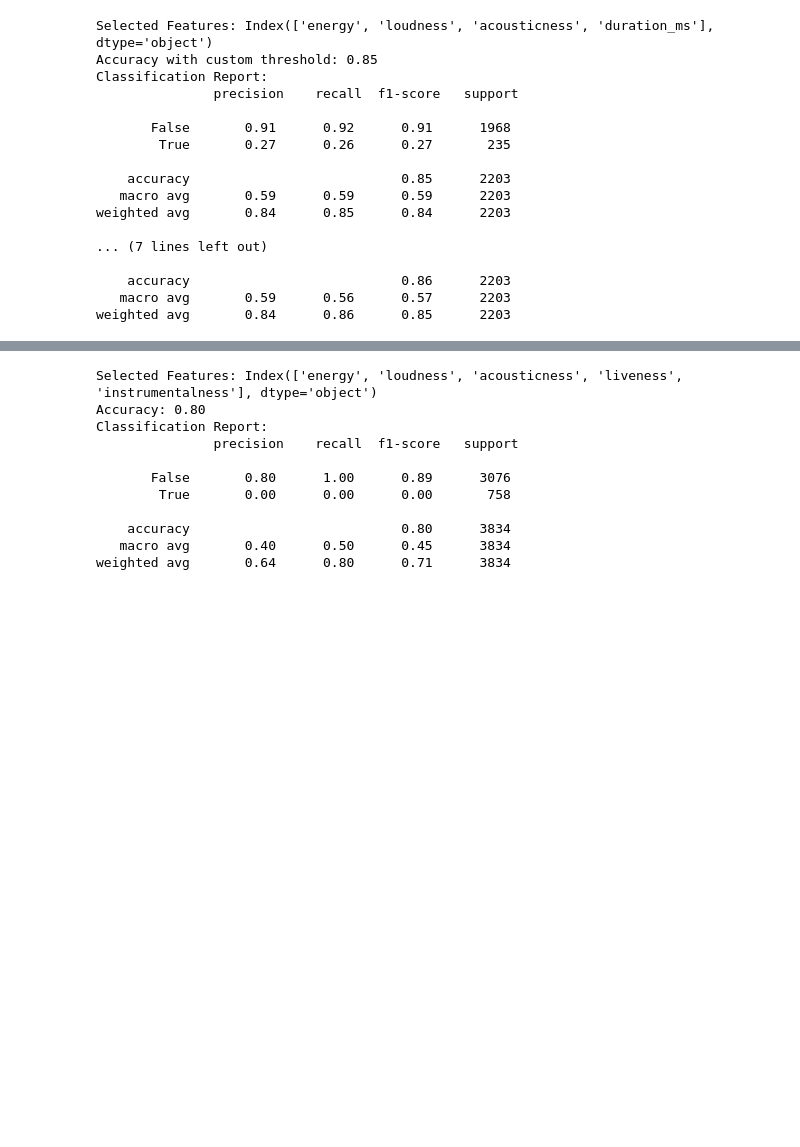
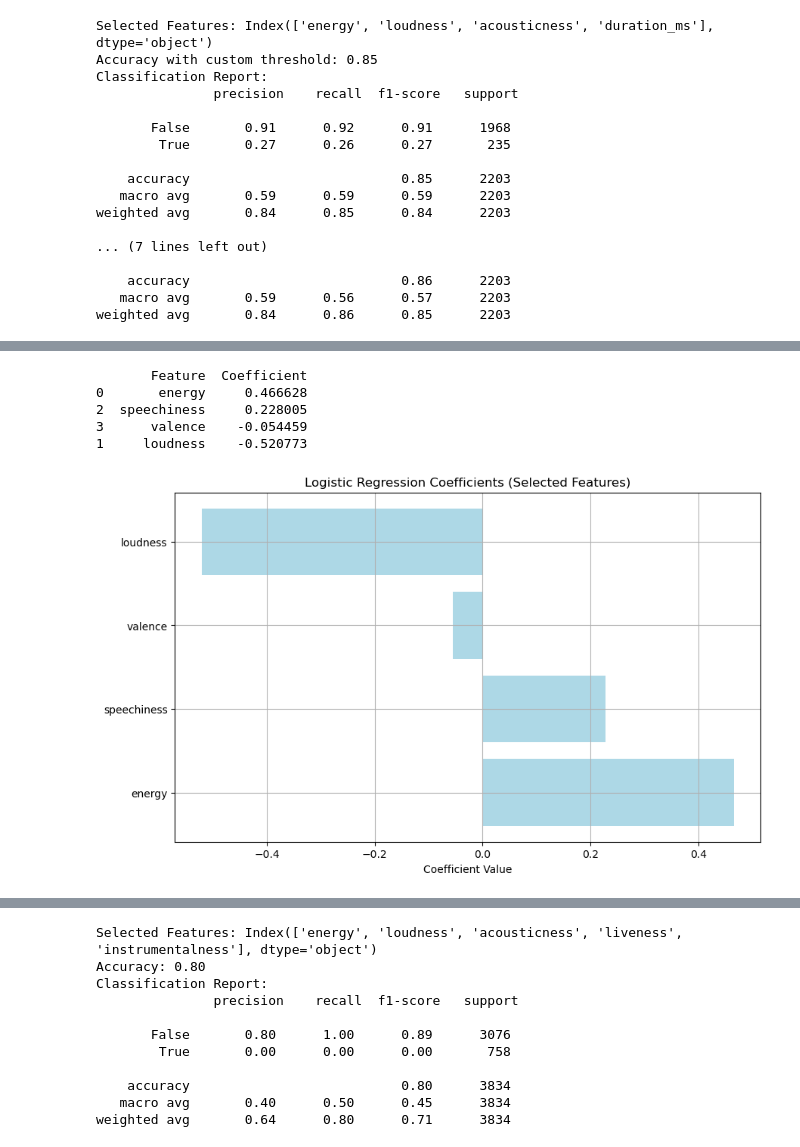
Before and after one commit to dparcon/Project_4_Group_2, a Jupyter notebook: spotify_youtube_song_analysis.ipynb, the cells around one changed output, grey strips where cells are left out. Drawn from its saved outputs; the diff is of its cells as text; code cells hidden in the pictures; blank space fills up the shorter version.

```diff
--- a/spotify_youtube_song_analysis.ipynb
+++ b/spotify_youtube_song_analysis.ipynb
@@ -795,0 +879,40 @@ weighted avg       0.84      0.86      0.85      2203
+# %%
+import numpy as np
+import pandas as pd
+import matplotlib.pyplot as plt
+
+# Step 1: Get the coefficients of the logistic regression model for the selected features
+coefficients = logreg.coef_[0]  # Coefficients for the selected features
+
+# Step 2: Match the selected features to their coefficients
+selected_features = X.columns[rfe.support_]
+
+# Step 3: Filter coefficients for only the selected features
+coefficients_rfe = coefficients[rfe.support_]  # Coefficients for only selected features
+
+# Step 4: Create a DataFrame to display the features and their corresponding coefficients
+coef_df = pd.DataFrame({
+    'Feature': selected_features,
+    'Coefficient': coefficients_rfe  # Use the filtered coefficients
+})
+
+# Step 5: Sort by absolute coefficient value for easy interpretation
+coef_df = coef_df.sort_values(by='Coefficient', ascending=False)
+
+# Display the DataFrame
+print(coef_df)
+
+# Plot the coefficients as a bar chart
+plt.figure(figsize=(10, 6))
+plt.barh(coef_df['Feature'], coef_df['Coefficient'], color='lightblue')
+plt.xlabel('Coefficient Value')
+plt.title('Logistic Regression Coefficients (Selected Features)')
+plt.grid(True)
+plt.show()
+# %% [output]
+       Feature  Coefficient
+0       energy     0.466628
+2  speechiness     0.228005
+3      valence    -0.054459
+1     loudness    -0.520773
+[figure, added]
```
Also changed, not shown: parts of 7 cells of this notebook.
